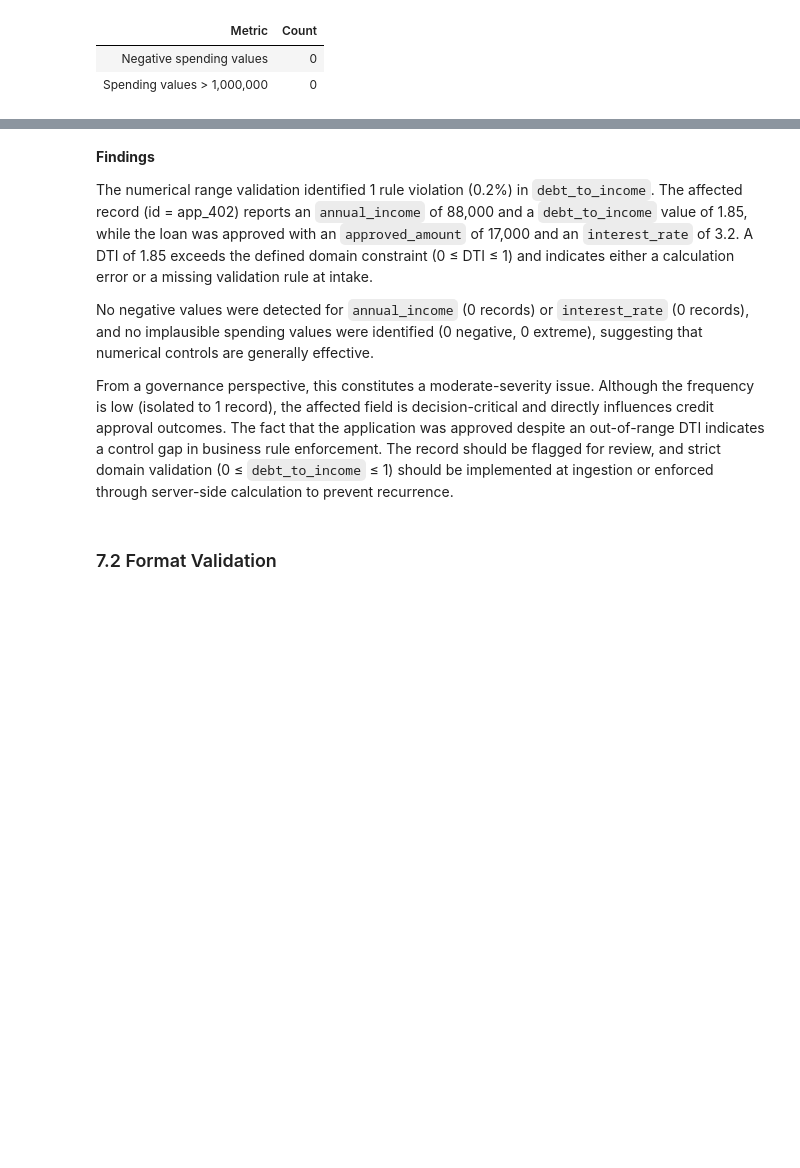
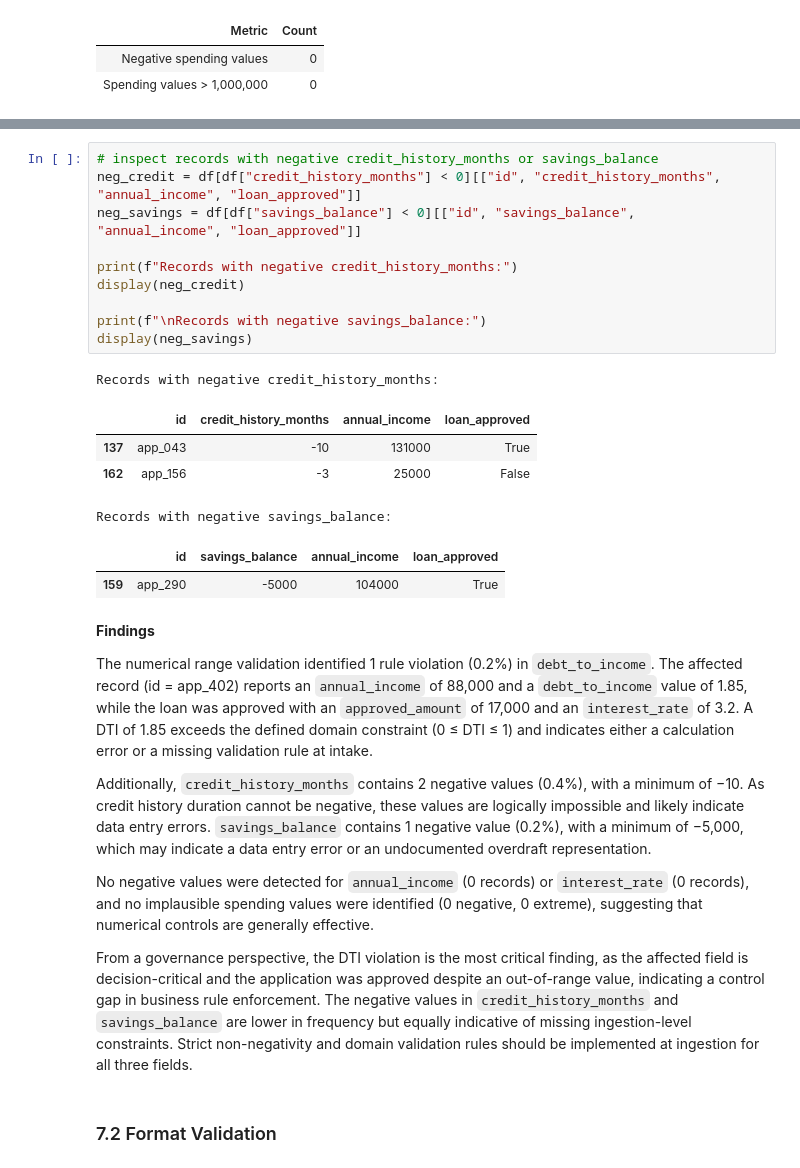
Before and after one commit to mchlkan/dego-2606-group3, a Jupyter notebook: notebooks/01-data-quality.ipynb, the cells around one changed output, grey strips where cells are left out. Drawn from its saved outputs; the diff is of its cells as text; blank space fills up the shorter version.

```diff
--- a/notebooks/01-data-quality.ipynb
+++ b/notebooks/01-data-quality.ipynb
@@ -846,11 +870,31 @@ Spending Plausibility Validation Overview:
+# %%
+# inspect records with negative credit_history_months or savings_balance
+neg_credit = df[df["credit_history_months"] < 0][["id", "credit_history_months", "annual_income", "loan_approved"]]
+neg_savings = df[df["savings_balance"] < 0][["id", "savings_balance", "annual_income", "loan_approved"]]
+
+print(f"Records with negative credit_history_months:")
+display(neg_credit)
+
+print(f"\nRecords with negative savings_balance:")
+display(neg_savings)
+# %% [output]
+Records with negative credit_history_months:
+|  | id | credit_history_months | annual_income | loan_approved |
+| 137 | app_043 | -10 | 131000 | True |
+| 162 | app_156 | -3 | 25000 | False |
+Records with negative savings_balance:
+|  | id | savings_balance | annual_income | loan_approved |
+| 159 | app_290 | -5000 | 104000 | True |
 # %% [markdown]
 **Findings**
 
 The numerical range validation identified 1 rule violation (0.2%) in `debt_to_income`. The affected record (id = app_402) reports an `annual_income` of 88,000 and a `debt_to_income` value of 1.85, while the loan was approved with an `approved_amount` of 17,000 and an `interest_rate` of 3.2. A DTI of 1.85 exceeds the defined domain constraint (0 ≤ DTI ≤ 1) and indicates either a calculation error or a missing validation rule at intake.
 
+Additionally, `credit_history_months` contains 2 negative values (0.4%), with a minimum of −10. As credit history duration cannot be negative, these values are logically impossible and likely indicate data entry errors. `savings_balance` contains 1 negative value (0.2%), with a minimum of −5,000, which may indicate a data entry error or an undocumented overdraft representation.
+
 No negative values were detected for `annual_income` (0 records) or `interest_rate` (0 records), and no implausible spending values were identified (0 negative, 0 extreme), suggesting that numerical controls are generally effective.
 
-From a governance perspective, this constitutes a moderate-severity issue. Although the frequency is low (isolated to 1 record), the affected field is decision-critical and directly influences credit approval outcomes. The fact that the application was approved despite an out-of-range DTI indicates a control gap in business rule enforcement. The record should be flagged for review, and strict domain validation (0 ≤ `debt_to_income` ≤ 1) should be implemented at ingestion or enforced through server-side calculation to prevent recurrence.
+From a governance perspective, the DTI violation is the most critical finding, as the affected field is decision-critical and the application was approved despite an out-of-range value, indicating a control gap in business rule enforcement. The negative values in `credit_history_months` and `savings_balance` are lower in frequency but equally indicative of missing ingestion-level constraints. Strict non-negativity and domain validation rules should be implemented at ingestion for all three fields.
 # %% [markdown]
 ### 7.2 Format Validation
 # %%
```
Also changed, not shown: parts of 15 cells of this notebook.
